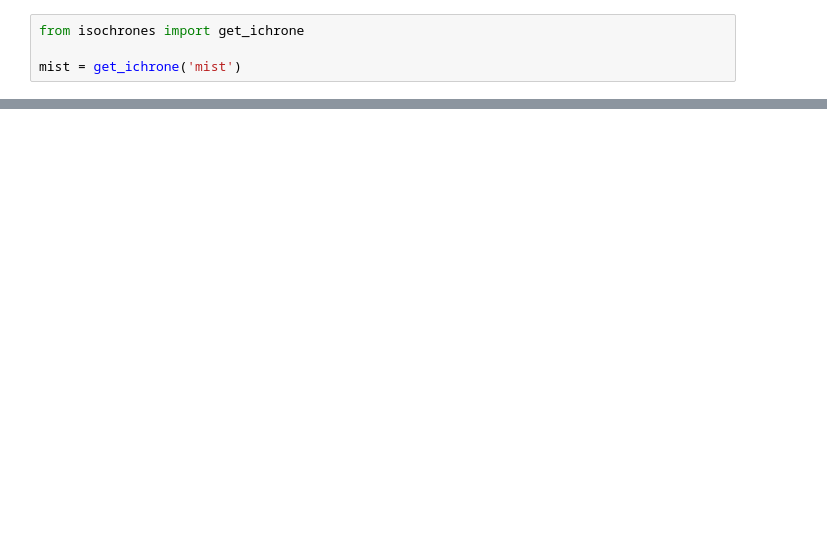
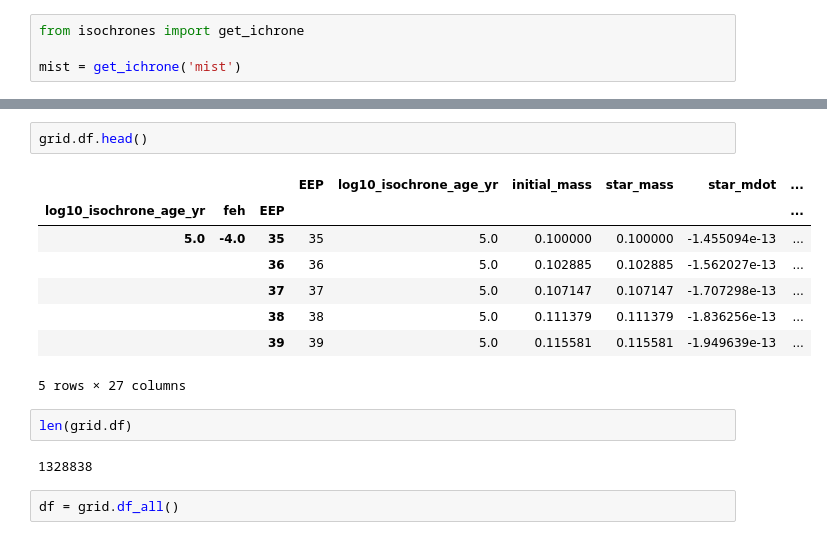
Before and after one commit to timothydmorton/isochrones, a Jupyter notebook: notebooks/BC-explore.ipynb, the cells around one changed output, grey strips where cells are left out. Cells and saved outputs as stored; diff of their text form; blank space fills up the shorter version.

```diff
--- a/notebooks/BC-explore.ipynb
+++ b/notebooks/BC-explore.ipynb
@@ -355,0 +613,17 @@ mist.interp.grid.shape
+# %%
+grid.df.head()
+# %% [output]
+|  |  |  | EEP | log10_isochrone_age_yr | initial_mass | star_mass | star_mdot | ... |
+| log10_isochrone_age_yr | feh | EEP |  |  |  |  |  | ... |
+| 5.0 | -4.0 | 35 | 35 | 5.0 | 0.100000 | 0.100000 | -1.455094e-13 | ... |
+|  |  | 36 | 36 | 5.0 | 0.102885 | 0.102885 | -1.562027e-13 | ... |
+|  |  | 37 | 37 | 5.0 | 0.107147 | 0.107147 | -1.707298e-13 | ... |
+|  |  | 38 | 38 | 5.0 | 0.111379 | 0.111379 | -1.836256e-13 | ... |
+|  |  | 39 | 39 | 5.0 | 0.115581 | 0.115581 | -1.949639e-13 | ... |
+5 rows × 27 columns
+# %%
+len(grid.df)
+# %% [output]
+1328838
+# %%
+df = grid.df_all()
```
Also changed, not shown: parts of 68 cells of this notebook, 2 other files.
